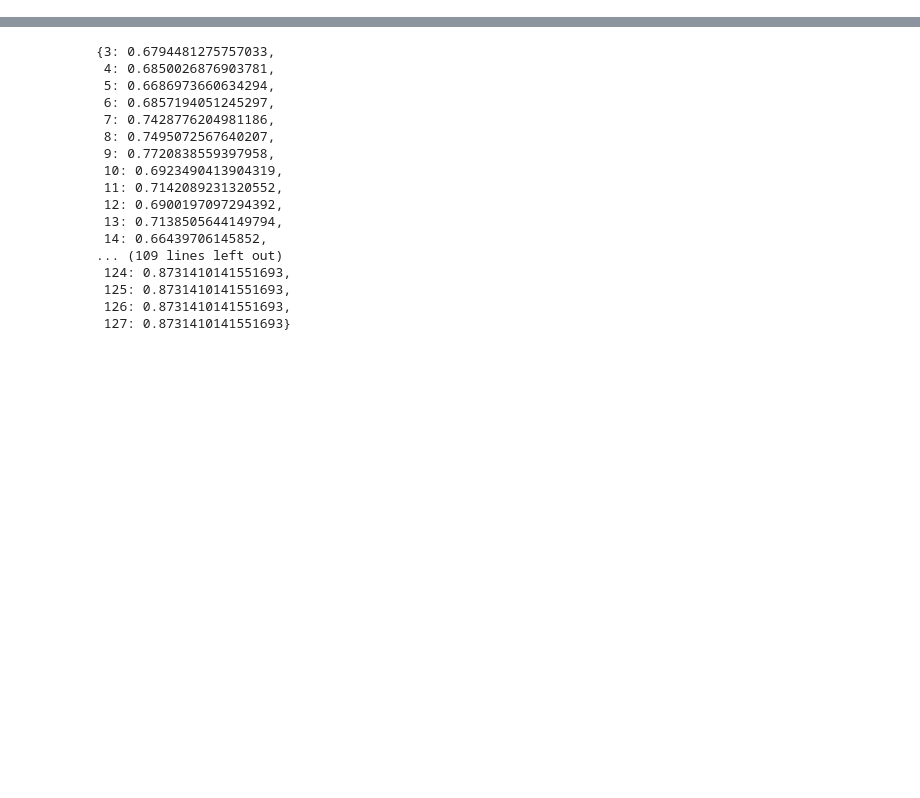
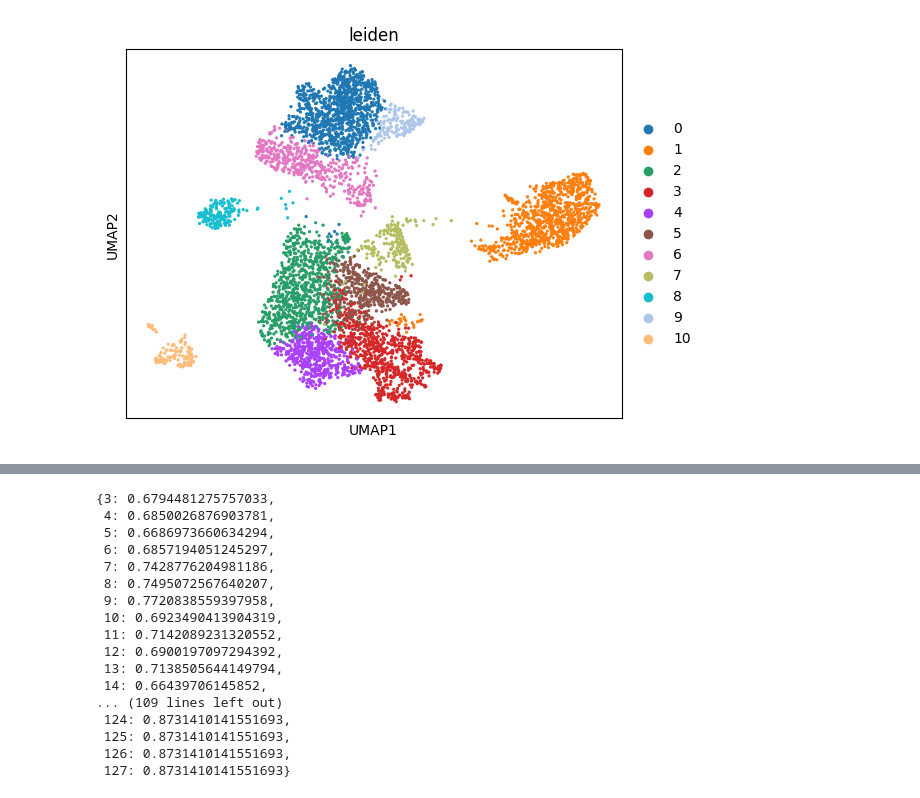
Before and after one commit to Innoviox/CoNQuiStAdoRES, a Jupyter notebook: lossifier.ipynb, the cells around one changed output, grey strips where cells are left out. Saved outputs shown, nothing was run; the diff lists cells and outputs as text; code cells hidden in the pictures; blank space fills up the shorter version.

```diff
--- a/lossifier.ipynb
+++ b/lossifier.ipynb
@@ -12,7 +12,7 @@ import anndata as ad
 from utils import *
 # %%
 FILE = "datasets/10XGenomics/Targeted_SC3v3_Human_Glioblastoma_Neuroscience_filtered_feature_bc_matrix.h5"
-FILE = "datasets/10XGenomics/Human_PBMCs_Next_GEM_Flex_GEM-X_Flex_Comparison_count_filtered_feature_bc_matrix.h5"
+# FILE = "datasets/10XGenomics/Human_PBMCs_Next_GEM_Flex_GEM-X_Flex_Comparison_count_filtered_feature_bc_matrix.h5"
 # %%
 adata = sc.read_10x_h5(FILE)
 X = adata.X.todense()
@@ -18,0 +43,4 @@ X = adata.X.todense()
+# %%
+sc.pl.umap(adata, color=['leiden'])
+# %% [output]
+[figure, added]
```
Also changed, not shown: parts of 7 cells of this notebook, 7 other files.
